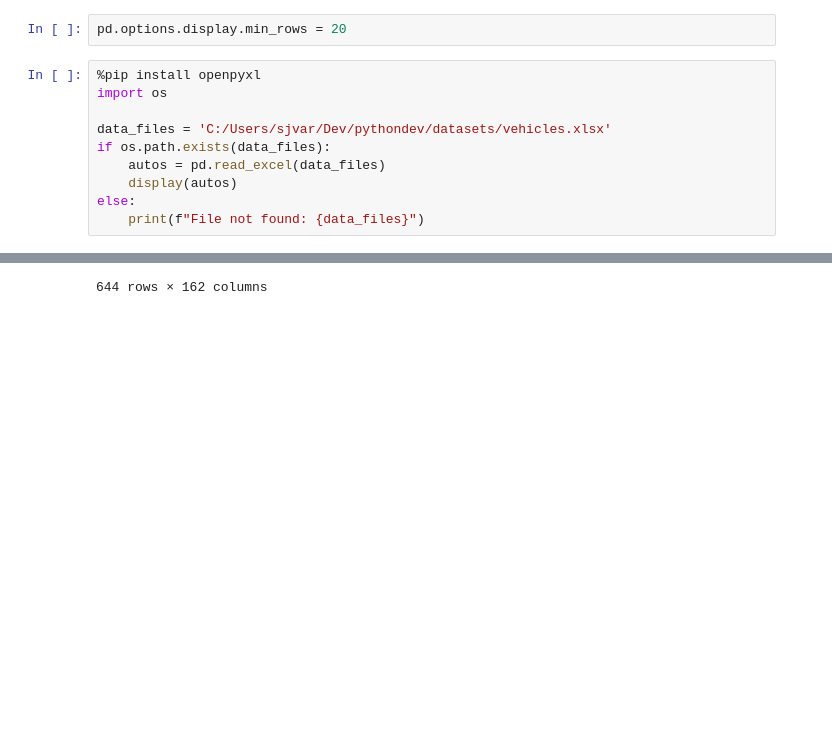
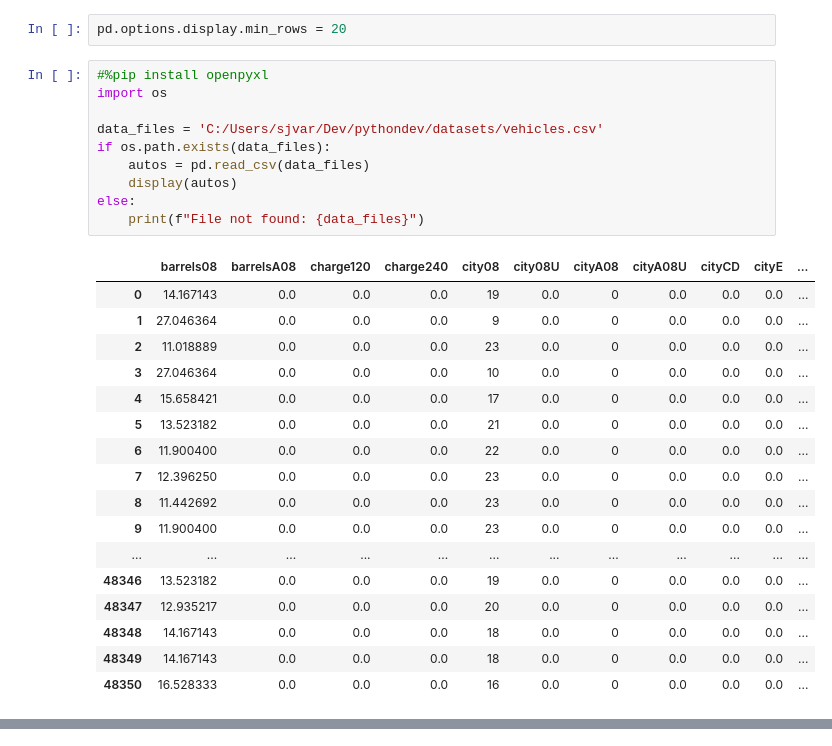
Before and after one commit to simonjv01/pythonapps, a Jupyter notebook: vehicle.ipynb, the cells around one changed output, grey strips where cells are left out. Drawn from its saved outputs; the diff is of its cells as text; blank space fills up the shorter version.

```diff
--- a/vehicle.ipynb
+++ b/vehicle.ipynb
@@ -32,13 +32,30 @@ pd.__version__
 # %%
 pd.options.display.min_rows = 20
 # %%
-%pip install openpyxl
+#%pip install openpyxl
 import os
 
-data_files = 'C:/Users/sjvar/Dev/pythondev/datasets/vehicles.xlsx'
+data_files = 'C:/Users/sjvar/Dev/pythondev/datasets/vehicles.csv'
 if os.path.exists(data_files):
-	autos = pd.read_excel(data_files)
+	autos = pd.read_csv(data_files)
 	display(autos)
 else:
 	print(f"File not found: {data_files}")
 # %% [output]
+|  | barrels08 | barrelsA08 | charge120 | charge240 | city08 | city08U | cityA08 | cityA08U | cityCD | cityE | ... |
+| 0 | 14.167143 | 0.0 | 0.0 | 0.0 | 19 | 0.0 | 0 | 0.0 | 0.0 | 0.0 | ... |
+| 1 | 27.046364 | 0.0 | 0.0 | 0.0 | 9 | 0.0 | 0 | 0.0 | 0.0 | 0.0 | ... |
+| 2 | 11.018889 | 0.0 | 0.0 | 0.0 | 23 | 0.0 | 0 | 0.0 | 0.0 | 0.0 | ... |
+| 3 | 27.046364 | 0.0 | 0.0 | 0.0 | 10 | 0.0 | 0 | 0.0 | 0.0 | 0.0 | ... |
+| 4 | 15.658421 | 0.0 | 0.0 | 0.0 | 17 | 0.0 | 0 | 0.0 | 0.0 | 0.0 | ... |
+| 5 | 13.523182 | 0.0 | 0.0 | 0.0 | 21 | 0.0 | 0 | 0.0 | 0.0 | 0.0 | ... |
+| 6 | 11.900400 | 0.0 | 0.0 | 0.0 | 22 | 0.0 | 0 | 0.0 | 0.0 | 0.0 | ... |
+| 7 | 12.396250 | 0.0 | 0.0 | 0.0 | 23 | 0.0 | 0 | 0.0 | 0.0 | 0.0 | ... |
+| 8 | 11.442692 | 0.0 | 0.0 | 0.0 | 23 | 0.0 | 0 | 0.0 | 0.0 | 0.0 | ... |
+| 9 | 11.900400 | 0.0 | 0.0 | 0.0 | 23 | 0.0 | 0 | 0.0 | 0.0 | 0.0 | ... |
+| ... | ... | ... | ... | ... | ... | ... | ... | ... | ... | ... | ... |
+| 48346 | 13.523182 | 0.0 | 0.0 | 0.0 | 19 | 0.0 | 0 | 0.0 | 0.0 | 0.0 | ... |
+| 48347 | 12.935217 | 0.0 | 0.0 | 0.0 | 20 | 0.0 | 0 | 0.0 | 0.0 | 0.0 | ... |
+| 48348 | 14.167143 | 0.0 | 0.0 | 0.0 | 18 | 0.0 | 0 | 0.0 | 0.0 | 0.0 | ... |
+| 48349 | 14.167143 | 0.0 | 0.0 | 0.0 | 18 | 0.0 | 0 | 0.0 | 0.0 | 0.0 | ... |
+| 48350 | 16.528333 | 0.0 | 0.0 | 0.0 | 16 | 0.0 | 0 | 0.0 | 0.0 | 0.0 | ... |
@@ -71 +62,0 @@ Note: you may need to restart the kernel to use updated packages.
-644 rows × 162 columns
```
Also changed, not shown: parts of 11 cells of this notebook.
